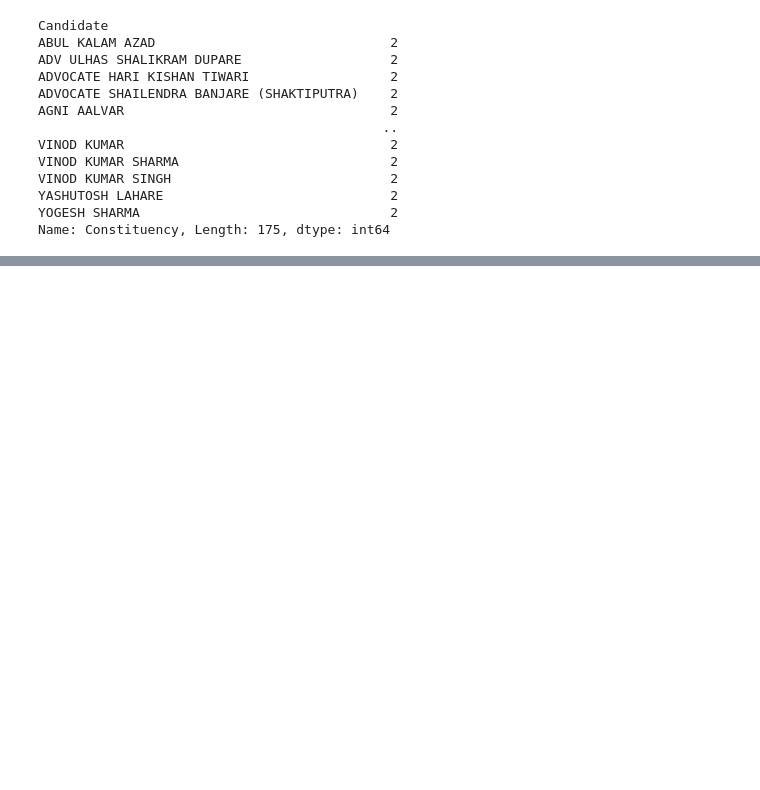
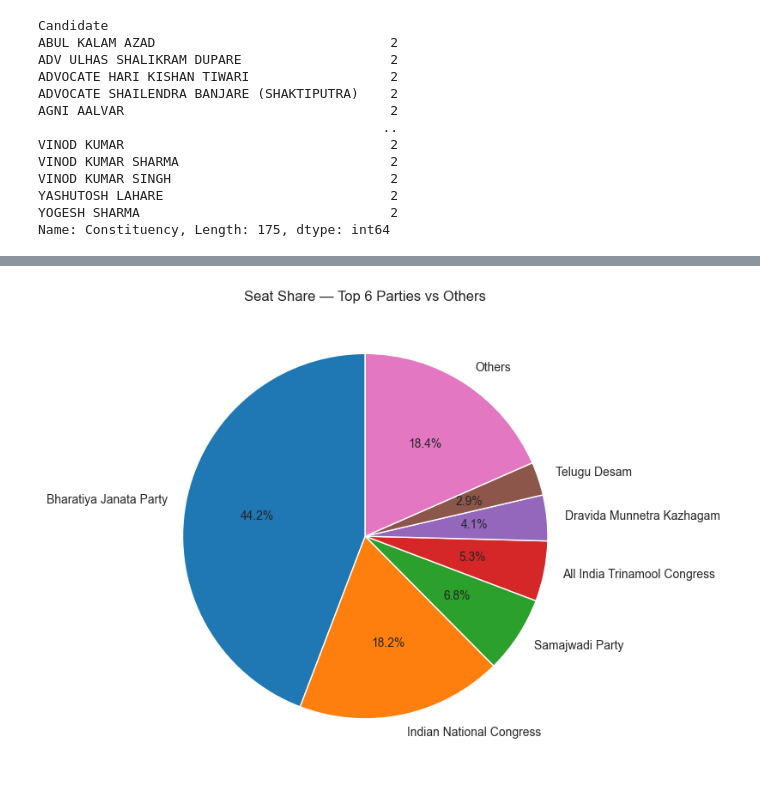
Before and after one commit to geershatisaxena/Election, a Jupyter notebook: res.ipynb, the cells around one changed output, grey strips where cells are left out. Saved outputs shown, nothing was run; the diff lists cells and outputs as text; code cells hidden in the pictures; blank space fills up the shorter version.

```diff
--- a/res.ipynb
+++ b/res.ipynb
@@ -984,0 +1085,10 @@ winners.nsmallest(10, "% of Votes")[["Candidate", "Constituency", "State", "Part
+# %%
+top6 = seats_won.head(6)
+others = pd.Series({"Others": seats_won.iloc[6:].sum()})
+pie_data = pd.concat([top6, others])
+plt.figure(figsize=(8, 8))
+plt.pie(pie_data, labels=pie_data.index, autopct="%1.1f%%", startangle=90)
+plt.title("Seat Share — Top 6 Parties vs Others")
+plt.tight_layout()
+# %% [output]
+[figure, added]
```
Also changed, not shown: parts of 16 cells of this notebook.
